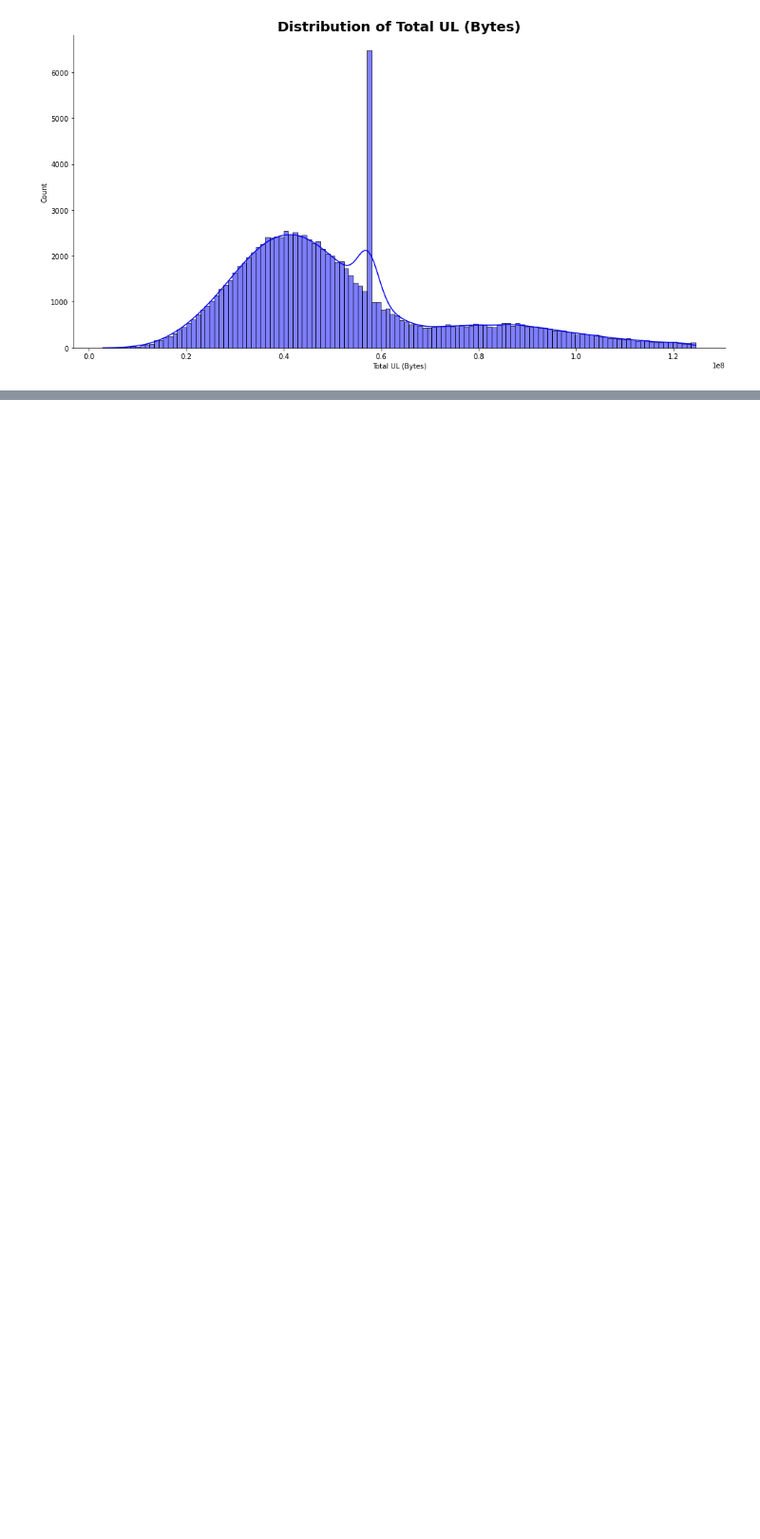
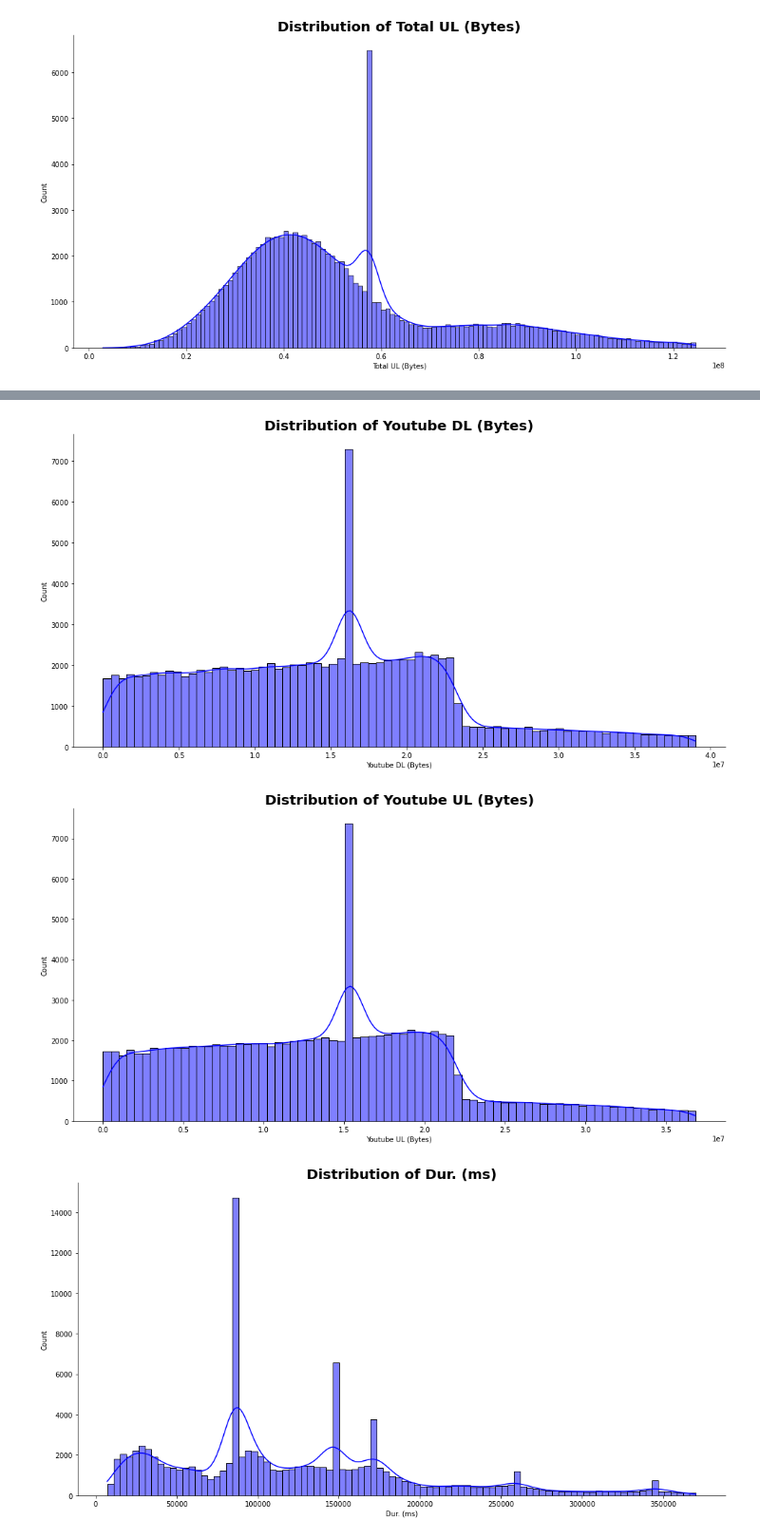
Before and after one commit to NatnaelSisay/Telecom_data_Analysis, a Jupyter notebook: notebooks/notebook_data_exploration.ipynb, the cells around one changed output, grey strips where cells are left out. Shown at 95% size. Drawn from its saved outputs; the diff is of its cells as text; code cells hidden in the pictures; blank space fills up the shorter version.

```diff
--- a/notebooks/notebook_data_exploration.ipynb
+++ b/notebooks/notebook_data_exploration.ipynb
@@ -591,0 +611,20 @@ ax[2].hist(df['Total DL (Bytes)'])
+# %%
+# df = telecom_dataset[['IMSI', 'Dur. (ms)' ,'Total UL (Bytes)', 'Total DL (Bytes)',
+#                 'Social Media DL (Bytes)','Social Media UL (Bytes)', 'Google DL (Bytes)',
+#                 'Google UL (Bytes)', 'Email DL (Bytes)', 'Email UL (Bytes)', 'Youtube DL (Bytes)',
+#                 'Youtube UL (Bytes)', 'Netflix DL (Bytes)', 'Netflix UL (Bytes)', 'Gaming DL (Bytes)',
+#                 'Gaming UL (Bytes)', 'Other DL (Bytes)', 'Other UL (Bytes)']].groupby(['IMSI']).sum()
+
+plot_hist(df, "Youtube DL (Bytes)", "blue")
+plot_hist(df, "Youtube UL (Bytes)", "blue")
+plot_hist(df, "Dur. (ms)", "blue")
+plot_hist(df, "Social Media DL (Bytes)", "blue")
+plot_hist(df, "Social Media UL (Bytes)", "blue")
+plot_hist(df, "Gaming UL (Bytes)", "blue")
+plot_hist(df, "Gaming DL (Bytes)", "blue")
+
+# plot_hist(df, "Social Media DL (Bytes)", "blue")
+# %% [output]
+[figure, added]
+[figure, added]
+[figure, added]
```
Also changed, not shown: parts of 13 cells of this notebook.
